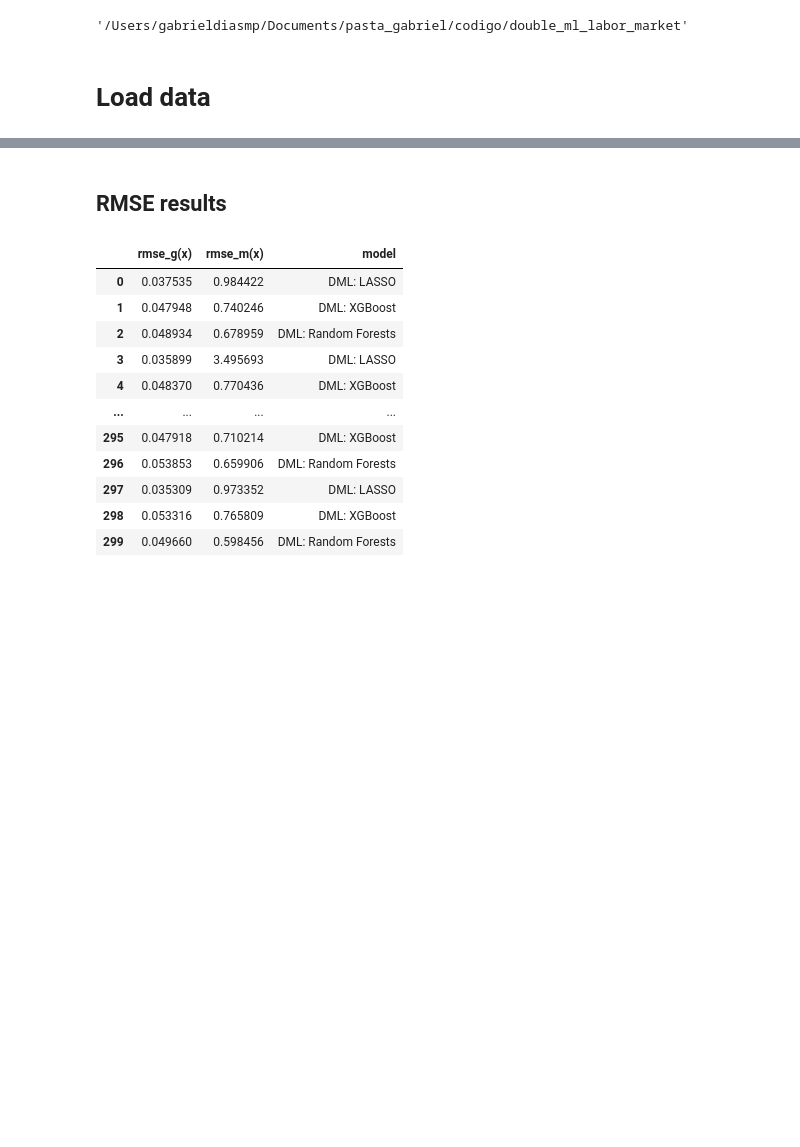
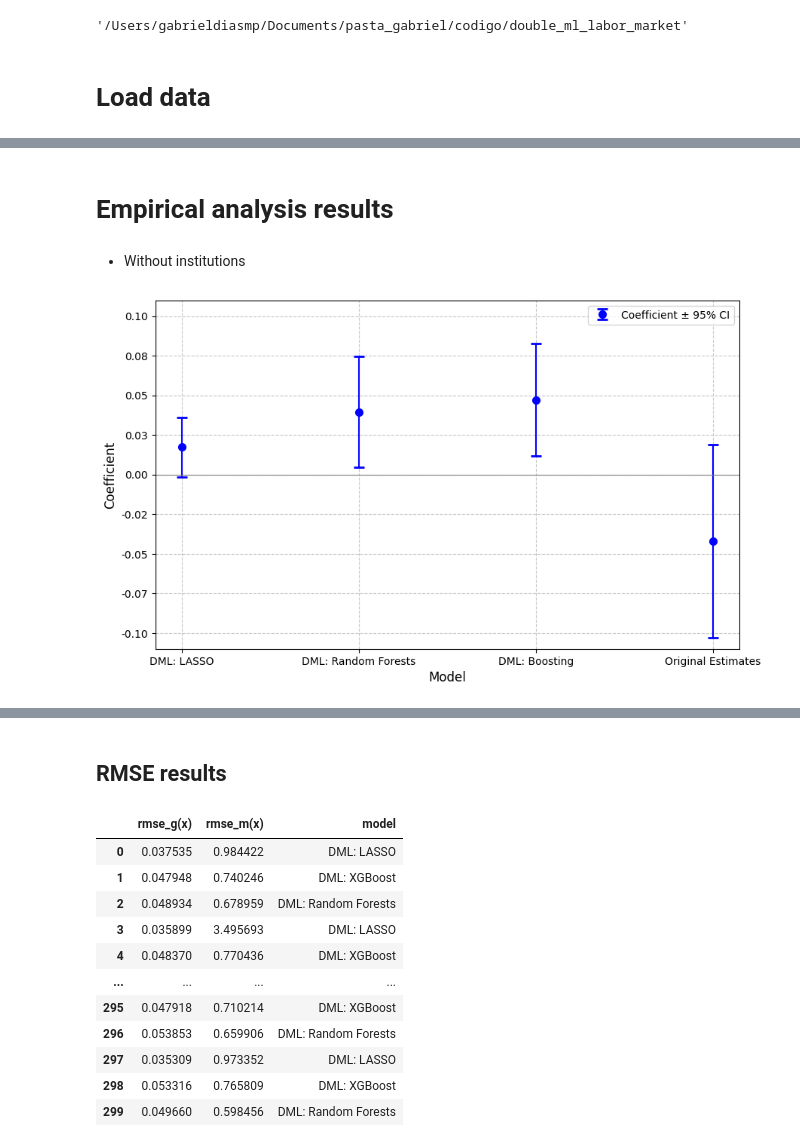
Before and after one commit to gabrieldiasmp/double_ml_labor_market, a Jupyter notebook: code/notebooks/generating_visualizations.ipynb, the cells around one changed output, grey strips where cells are left out. Drawn from its saved outputs; the diff is of its cells as text; code cells hidden in the pictures; blank space fills up the shorter version.

```diff
--- a/code/notebooks/generating_visualizations.ipynb
+++ b/code/notebooks/generating_visualizations.ipynb
@@ -16,0 +112,37 @@ rmse_results = pd.read_excel("data/learners_rmse.xlsx")
+# %% [markdown]
+# Empirical analysis results
+# %% [markdown]
+- Without institutions
+# %%
+import matplotlib.pyplot as plt
+import numpy as np
+
+# Data from the table
+models = ["DML: LASSO", "DML: Random Forests", "DML: Boosting", "Original Estimates"]
+coefficients = [0.0173, 0.0395, 0.0472, -0.042]
+ci_lower = [-0.0015, 0.0046, 0.012, -0.10276]
+ci_upper = [0.0361, 0.0744, 0.0825, 0.01876]
+
+# Calculate errors for the confidence intervals
+errors = [ [coeff - lower, upper - coeff] for coeff, lower, upper in zip(coefficients, ci_lower, ci_upper)]
+errors_lower, errors_upper = zip(*errors)
+
+# Plot the coefficients with error bars
+plt.figure(figsize=(10, 6))
+plt.errorbar(models, coefficients, yerr=[errors_lower, errors_upper], fmt='o', color='blue', capsize=5, capthick=2, markeredgewidth=2, label='Coefficient ± 95% CI')
+plt.axhline(0, color='grey', linewidth=0.8)
+plt.xlabel('Model', fontsize=12)
+plt.ylabel('Coefficient', fontsize=12)
+plt.xticks(ticks=range(len(models)), labels=models, rotation=0, fontsize=10, ha='center')
+
+# Adjust y-axis to show two decimal places
+plt.gca().yaxis.set_major_formatter(plt.FuncFormatter(lambda y, _: f'{y:.2f}'))
+
+
+plt.ylim(-0.11, 0.11)
+plt.legend()
+plt.grid(True, linestyle='--', alpha=0.7)
+#plt.title('Coefficients and 95% Confidence Intervals by Model')
+plt.show()
+# %% [output]
+[figure, added]
```
Also changed, not shown: parts of 12 cells of this notebook, 29 other files.
